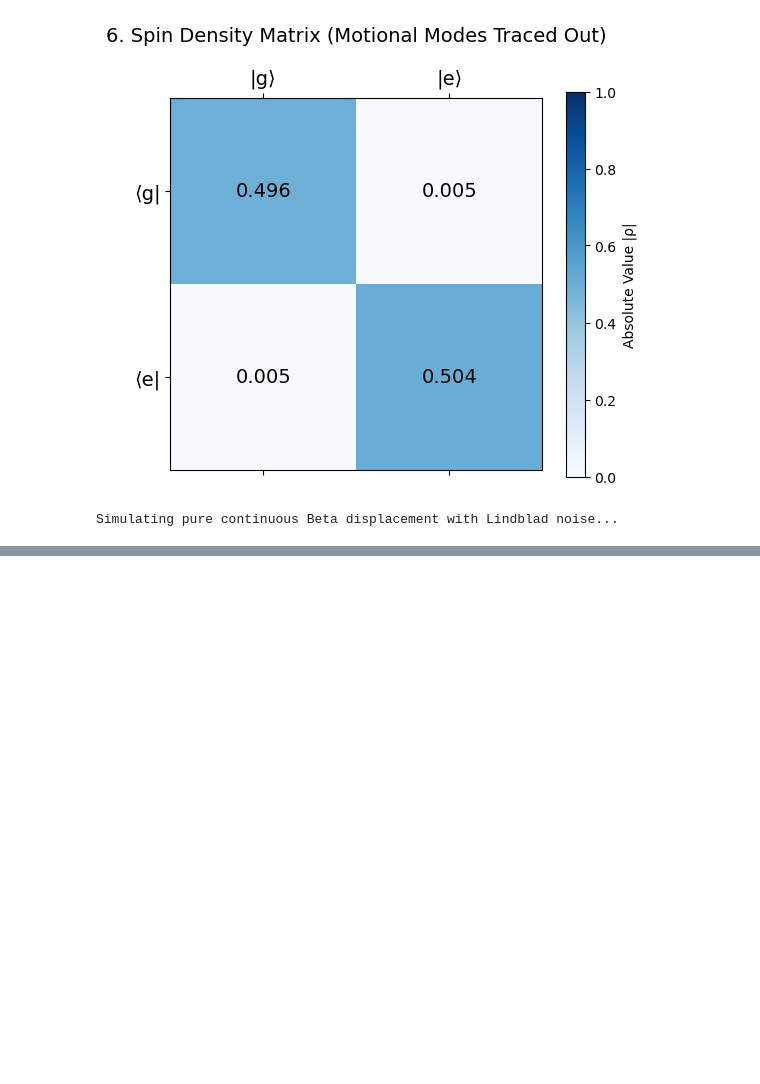
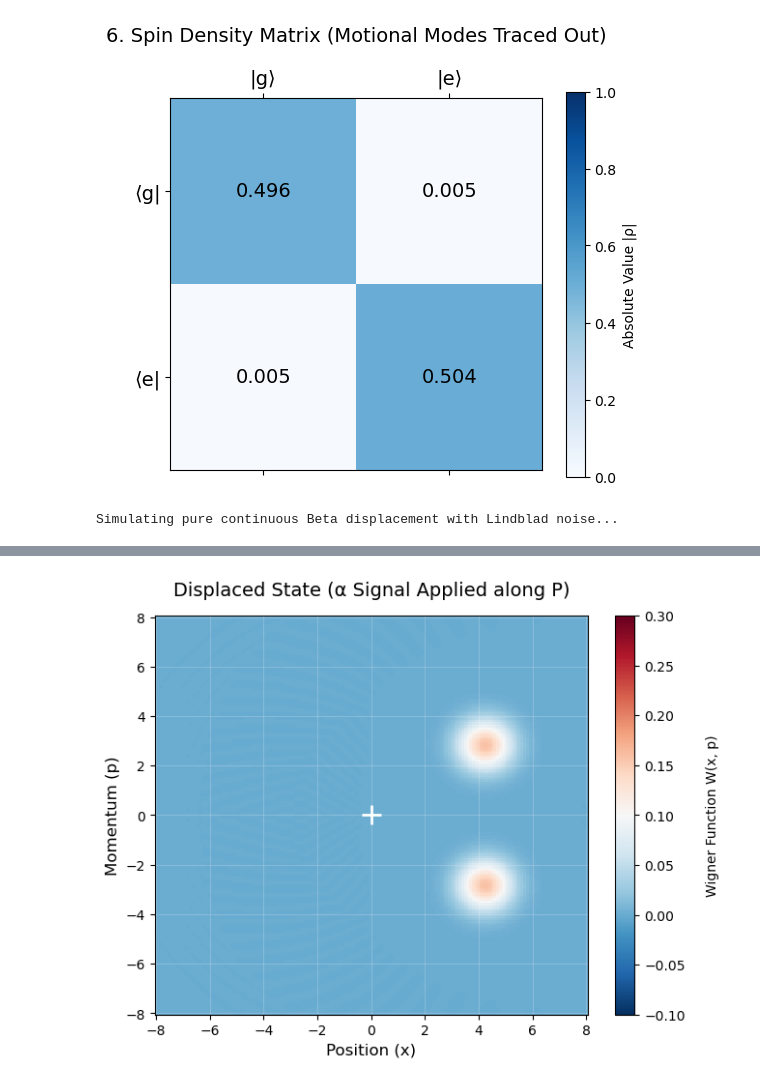
Before and after one commit to park2003/TestSQRLab, a Jupyter notebook: 0829_images.ipynb, the cells around one changed output, grey strips where cells are left out. Saved outputs shown, nothing was run; the diff lists cells and outputs as text; code cells hidden in the pictures; blank space fills up the shorter version.

```diff
--- a/0829_images.ipynb
+++ b/0829_images.ipynb
@@ -534,0 +685,2 @@ Simulating pure continuous Beta displacement with Lindblad noise...
+# %%
+alpha = SDF_apply_with_alpha(1e4, 0, 2.0, true, beta, 0, 0.0, 1e-2)
@@ -534,0 +705,4 @@ Simulating pure continuous Beta displacement with Lindblad noise...
+# %%
+plot_wigner_export(alpha, "Displaced State (α Signal Applied along P)", "alpha_signal.png")
+# %% [output]
+[figure, added]
```
Also changed, not shown: parts of 9 cells of this notebook, 4 other files.
